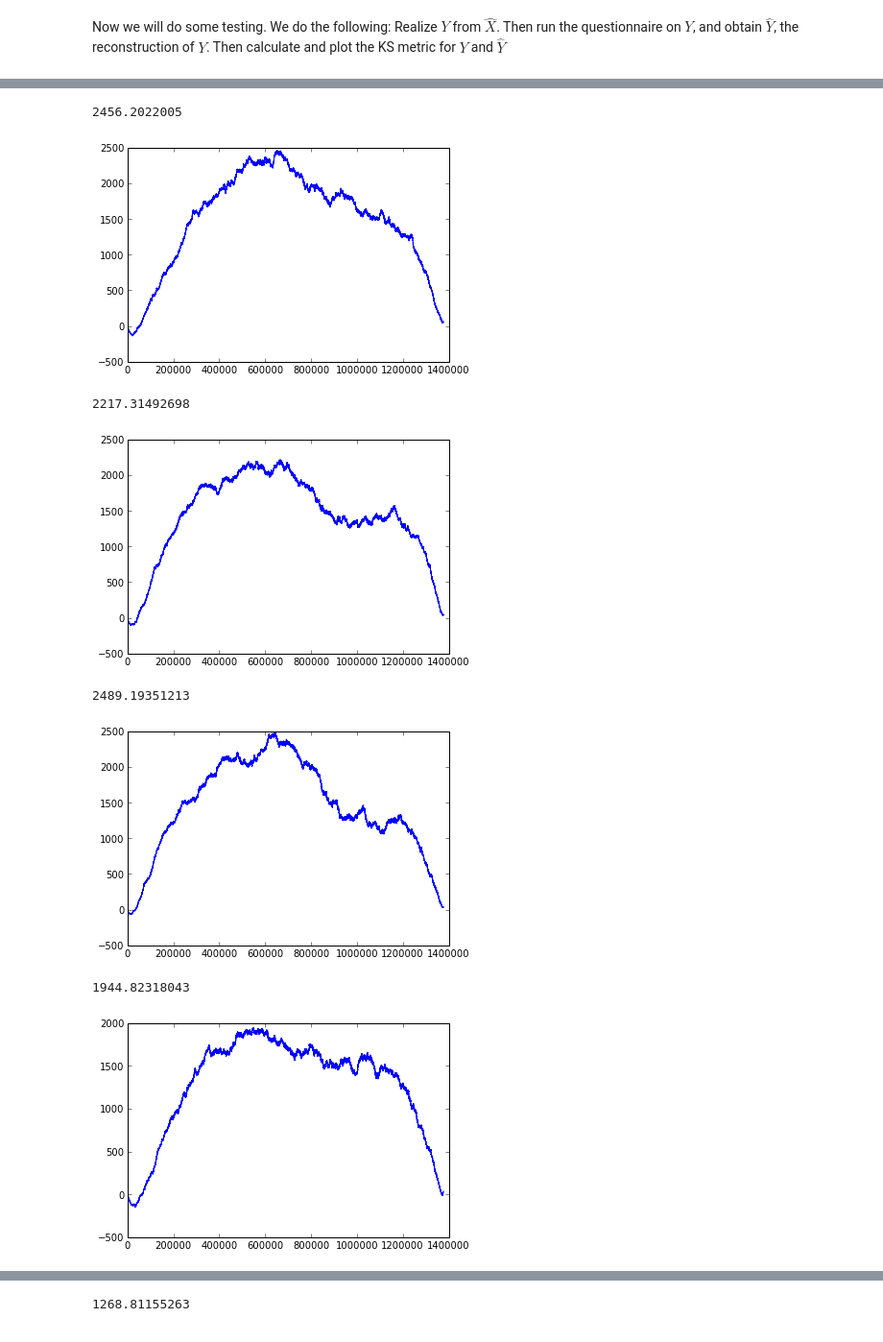
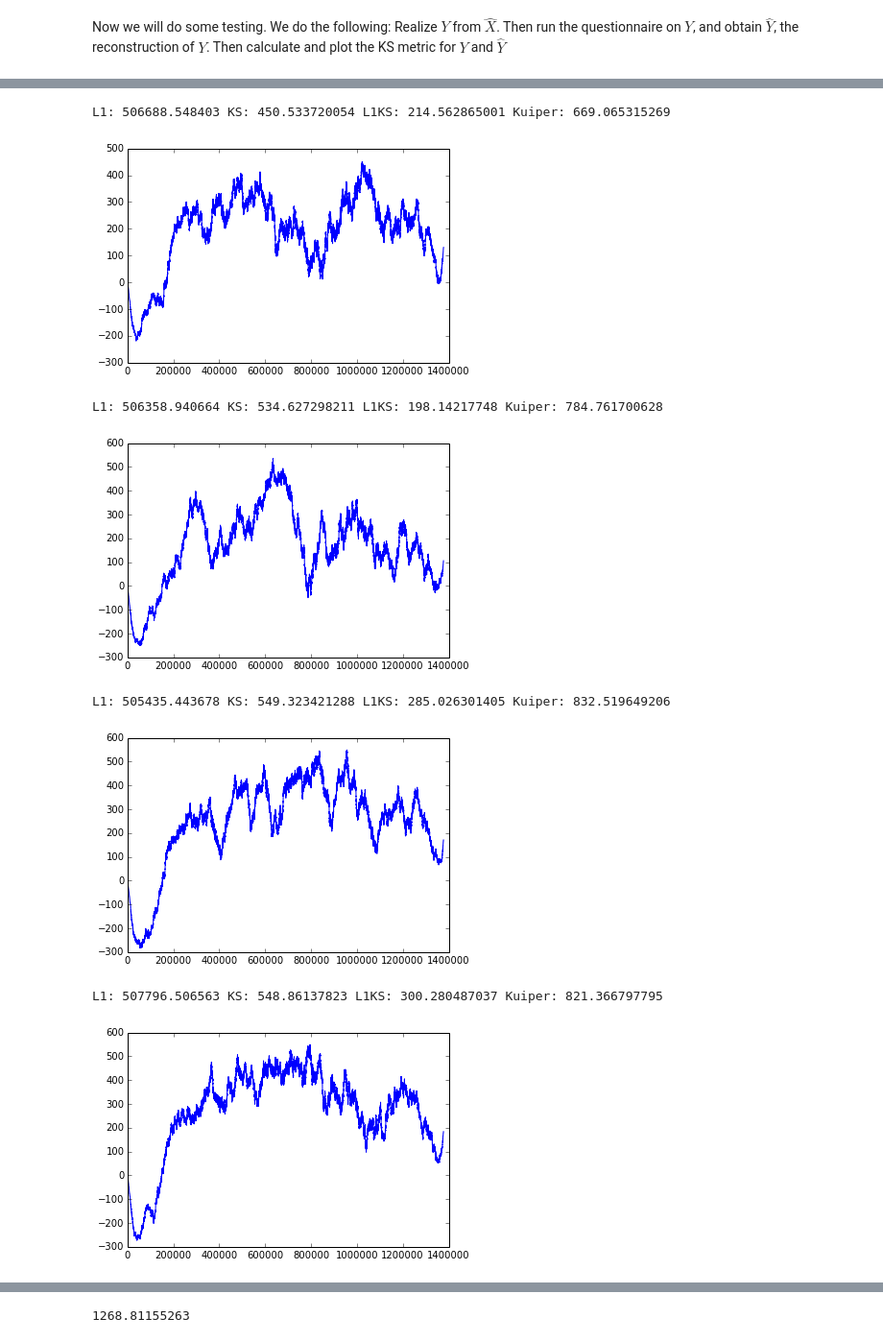
Before and after one commit to hgfalling/pyquest_work, a Jupyter notebook: MMPI_pvalues3.ipynb, the cells around one changed output, grey strips where cells are left out. Shown at 96% size. Saved outputs shown, nothing was run; the diff lists cells and outputs as text; code cells hidden in the pictures.

```diff
--- a/MMPI_pvalues3.ipynb
+++ b/MMPI_pvalues3.ipynb
@@ -96,6 +109,0 @@ This is the KS graph of a different realization $Y$ of the probabilities in $\ha
-# %%
-sorder = Xhat.flatten().argsort()
-Y = ksmetric.realize(Xhat)
-cs = np.abs(np.cumsum(Xhat.flatten()[sorder]-Y.flatten()[sorder]))
-plt.plot(cs)
-plt.show()
@@ -139,7 +132,0 @@ Let's investigate this. We calculate the KS metric for the 169 different reconst
-# %%
-ksms = np.zeros([13,13])
-for i in xrange(13):
-    for j in xrange(13):
-        ksms[i,j] = ksmetric.ks_metric(X,(rhist[13*i+j,:,:]+1.0)/2.0)
-
-print "Max: {} Min: {}".format(ksms.max(),ksms.min())
@@ -150,8 +132,0 @@ Here are six KS graphs for random reconstructions out of the 169. They all have
-# %%
-for i in np.random.randint(0,169,6):
-    Xhat1 = rhist[i,:,:]
-    print ksms[i/13,i%13]
-    sorder = Xhat1.flatten().argsort()
-    nr = (Xhat1 + 1.0)/2.0
-    plt.plot(np.cumsum((nr-X).flatten()[sorder]))
-    plt.show()
@@ -171,16 +133,15 @@ for i in np.random.randint(0,169,6):
 # %% [markdown]
 Now we will do some testing. We do the following: Realize $Y$ from $\hat{X}$. Then run the questionnaire on $Y$, and obtain $\hat{Y}$, the reconstruction of $Y$. Then calculate and plot the KS metric for $Y$ and $\hat{Y}$
 # %%
+EPSILON = 0.005
 for i in range(6):
-    new_data = ksmetric.realize(Xhat)*2.0-1.0
-    qr = run_quest.pyquest(new_data,params)
-    new_recon = tree_recon.recon_2d_sure(new_data,qr.row_trees[-1],qr.col_trees[-1])
-    new_recon[new_recon > 1.0] = 1.0
-    new_recon[new_recon < -1.0] = -1.0
-    nr = (new_recon+1.0)/2.0
-    nd = (new_data+1.0)/2.0
-    print ksmetric.ks_metric(nd,nr)
-    sorder = nr.flatten().argsort()
-    plt.plot(np.cumsum((nr-nd).flatten()[sorder]))
-    plt.show()
+    Y = ksmetric.realize(Xhatp)*2.0-1.0
+    qr = run_quest.pyquest(Y,params)
+    row_tree = qr.row_trees[-1]
+    col_tree = qr.col_trees[-1]
+    Yhat = tree_recon.recon_2d_haar_folder_size(Y,row_tree,col_tree,EPSILON)
+    tree_recon.threshold_recon(Yhat,-1.0,1.0)
+    Yp = (Y + 1.0)/2.0
+    Yhatp = (Yhat + 1.0)/2.0
+    ksmetric.ksm_plot(Yp,Yhatp)
 # %% [output]
@@ -191,8 +152,8 @@ for i in range(6):
-2456.2022005
+L1: 506688.548403 KS: 450.533720054 L1KS: 214.562865001 Kuiper: 669.065315269
-[figure, old version]
+[figure, new version]
-2217.31492698
+L1: 506358.940664 KS: 534.627298211 L1KS: 198.14217748 Kuiper: 784.761700628
-[figure, old version]
+[figure, new version]
-2489.19351213
+L1: 505435.443678 KS: 549.323421288 L1KS: 285.026301405 Kuiper: 832.519649206
-[figure, old version]
+[figure, new version]
-1944.82318043
+L1: 507796.506563 KS: 548.86137823 L1KS: 300.280487037 Kuiper: 821.366797795
-[figure, old version]
+[figure, new version]
```
Also changed, not shown: parts of 40 cells of this notebook, 4 other files.
